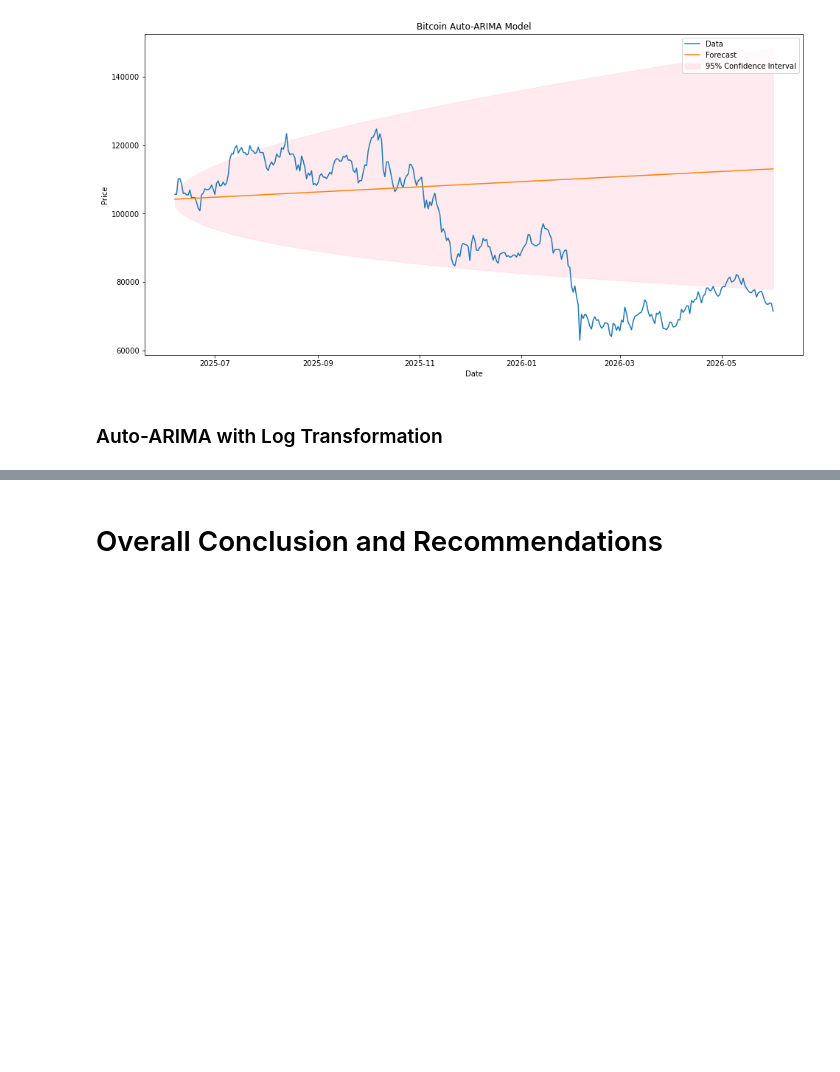
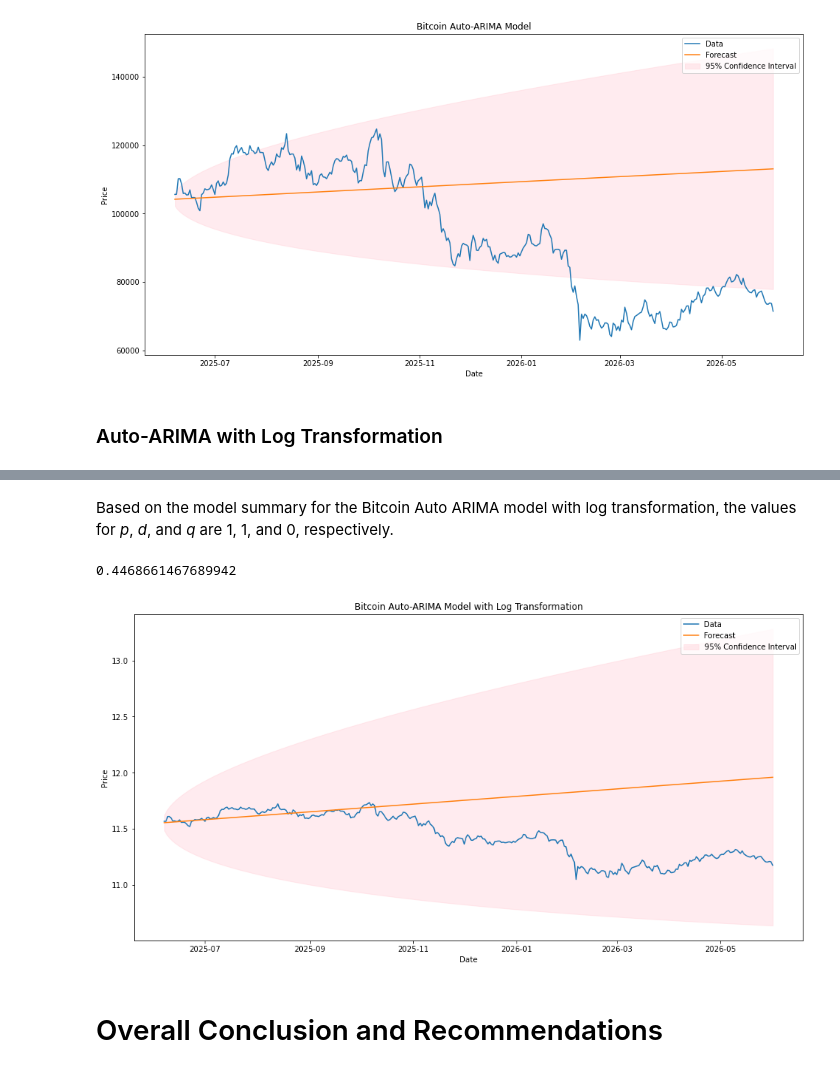
Before and after one commit to keithotuomagie/bitcoin_ts, a Jupyter notebook: notebook.ipynb, the cells around one changed output, grey strips where cells are left out. Cells and saved outputs as stored; diff of their text form; code cells hidden in the pictures; blank space fills up the shorter version.

Commit message:
Modeling | Auto-ARIMA

```diff
--- a/notebook.ipynb
+++ b/notebook.ipynb
@@ -1507,0 +1538,8 @@ plot_auto_arima_forecast(bitcoin_auto_arima_test,
+# %%
+# Creating the train and test set for the 'Auto-ARIMA' with log Transformation dataframe
+
+bitcoin_auto_arima_log_train, bitcoin_auto_arima_log_test, bitcoin_auto_arima_log_train_idx, bitcoin_auto_arima_log_test_idx = moving_average_train_test(bitcoin_auto_arima_log)
+# %%
+# Creating the 'Bitcoin Auto ARIMA' model with Log Transformation
+
+bitcoin_auto_arima_log_model = pm.auto_arima(bitcoin_auto_arima_log_train, trace=True)
@@ -1508,3 +1581,52 @@ plot_auto_arima_forecast(bitcoin_auto_arima_test,
+# %% [markdown]
+Based on the model summary for the Bitcoin Auto ARIMA model with log transformation, the values for *p*, *d*, and *q* are 1, 1, and 0, respectively.
+# %%
+# Creating the forecast and confidence interval for the Bitcoin Auto-ARIMA Model with Log Transformation
+
+bitcoin_auto_arima_log_n_periods = len(bitcoin_auto_arima_log_test)
+
+bitcoin_auto_arima_log_prediction_mean, bitcoin_auto_arima_log_confidence_interval = bitcoin_auto_arima_log_model.predict(
+    n_periods = bitcoin_auto_arima_log_n_periods,
+    return_conf_int=True,
+    alpha=0.05
+)
+# %%
+# Calculating the Prediction Mean and Confidence Interval
+
+bitcoin_auto_arima_log_prediction_mean_pandas = pd.Series(
+    bitcoin_auto_arima_log_prediction_mean,
+    index=bitcoin_auto_arima_log_test.index,
+    name='Bitcoin Auto ARIMA with Log Transformation Forecast'
+)
+
+bitcoin_auto_arima_log_confidence_interval_pandas = pd.DataFrame(
+    bitcoin_auto_arima_log_confidence_interval,
+    index=bitcoin_auto_arima_log_test.index,
+    columns=['Lower Bound', 'Upper Bound']
+)
+# %%
+# Calculating RMSE for the "Bitcoin Auto ARIMA" model with Log Transformaton
+
+rmse_bitcoin_auto_arima_log = np.sqrt(
+    mean_squared_error(
+        bitcoin_auto_arima_log_test['Price'],
+        bitcoin_auto_arima_log_prediction_mean_pandas)
+)
+
+print(rmse_bitcoin_auto_arima_log)
+# %% [output]
+0.4468661467689942
+# %%
+# Plotting the 'Bitcoin Auto-ARIMA' model with Log Transformation
+
+plot_auto_arima_forecast(bitcoin_auto_arima_log_test,
+                         bitcoin_auto_arima_log_prediction_mean_pandas,
+                         bitcoin_auto_arima_log_confidence_interval_pandas,
+                         'Price',
+                         'Bitcoin Auto-ARIMA Model with Log Transformation'
+                        )
+# %% [output]
+[figure, added]
 # %% [markdown]
 # Overall Conclusion and Recommendations
 # %% [markdown]
```
Also changed, not shown: parts of 13 cells of this notebook.
